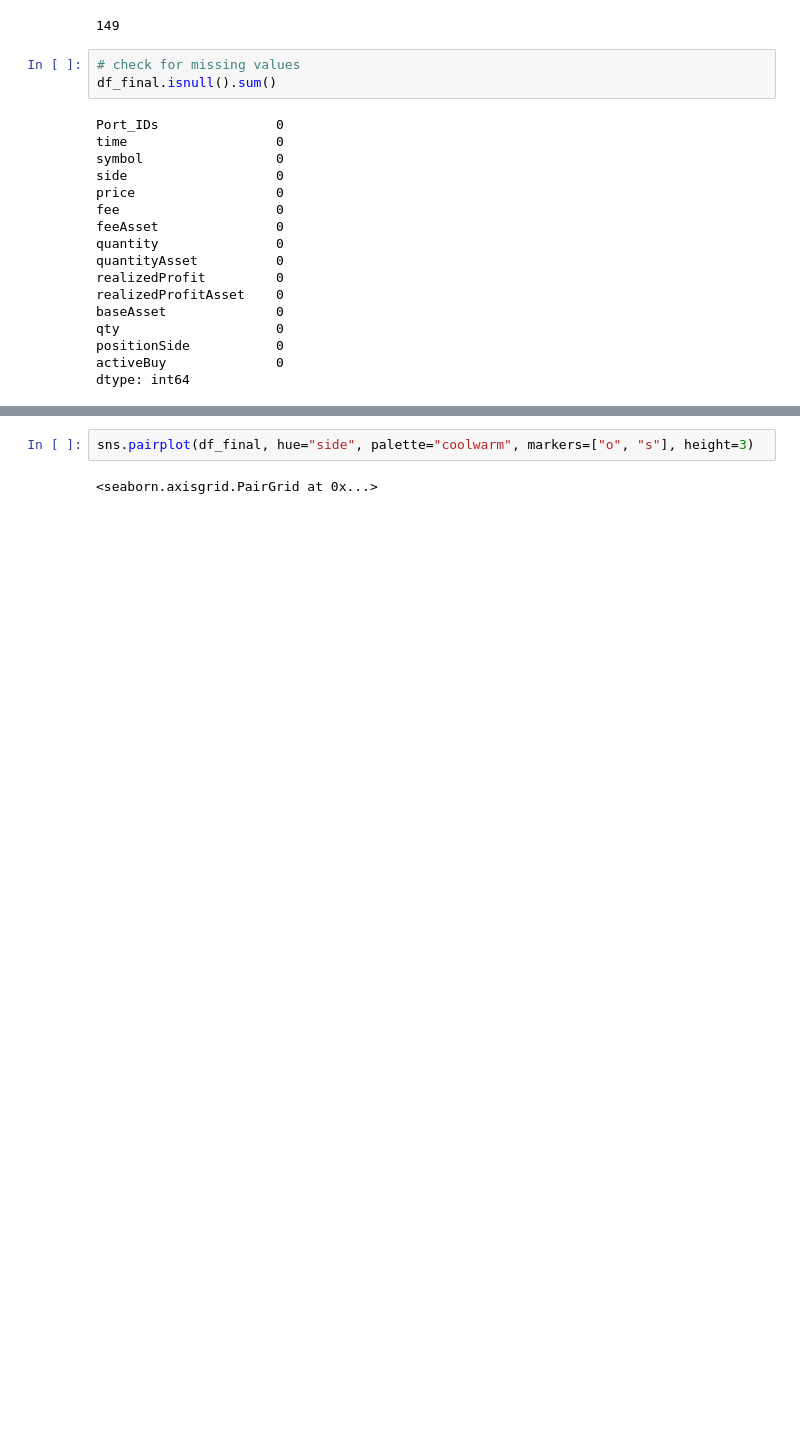
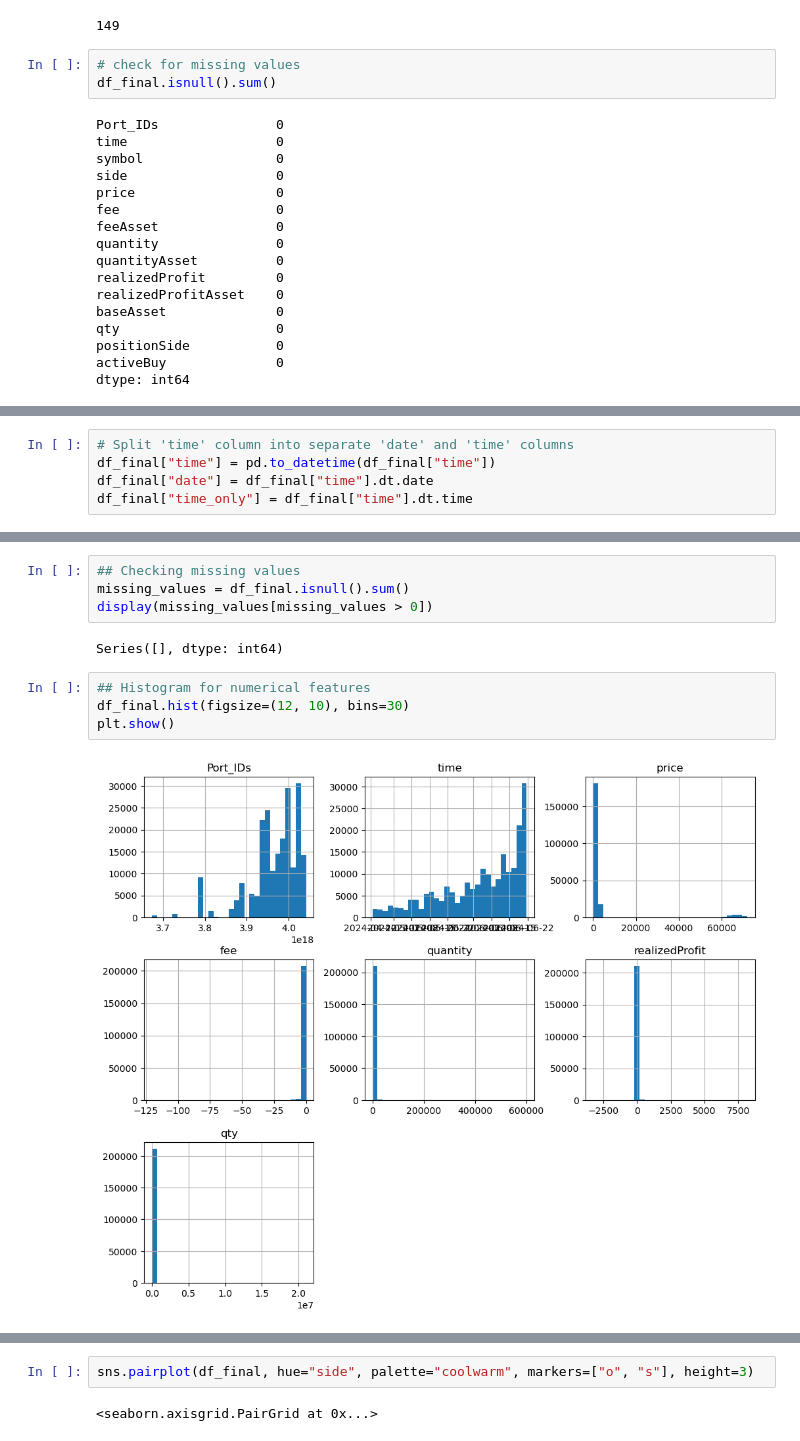
Before and after one commit to Anas262/Primetrade.ai_Assignment, a Jupyter notebook: EDA.ipynb, the cells around one changed output, grey strips where cells are left out. Saved outputs shown, nothing was run; the diff lists cells and outputs as text; blank space fills up the shorter version.

```diff
--- a/EDA.ipynb
+++ b/EDA.ipynb
@@ -201,0 +209,5 @@ df_final.head()
+# %%
+# Split 'time' column into separate 'date' and 'time' columns
+df_final["time"] = pd.to_datetime(df_final["time"])
+df_final["date"] = df_final["time"].dt.date
+df_final["time_only"] = df_final["time"].dt.time
@@ -201,0 +235,12 @@ df_final.head()
+# %%
+## Checking missing values
+missing_values = df_final.isnull().sum()
+display(missing_values[missing_values > 0])
+# %% [output]
+Series([], dtype: int64)
+# %%
+## Histogram for numerical features
+df_final.hist(figsize=(12, 10), bins=30)
+plt.show()
+# %% [output]
+[figure, added]
```
Also changed, not shown: parts of 10 cells of this notebook.
